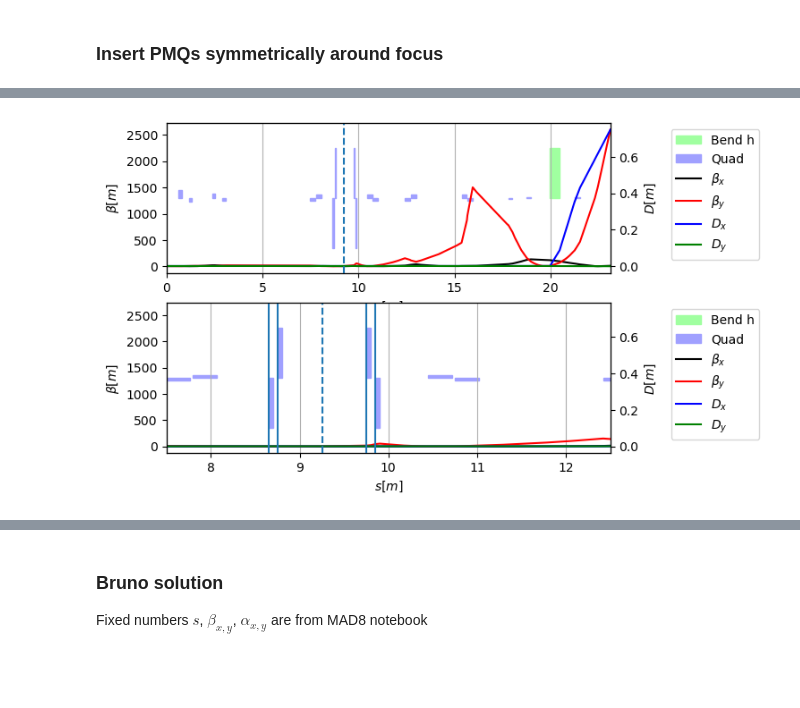
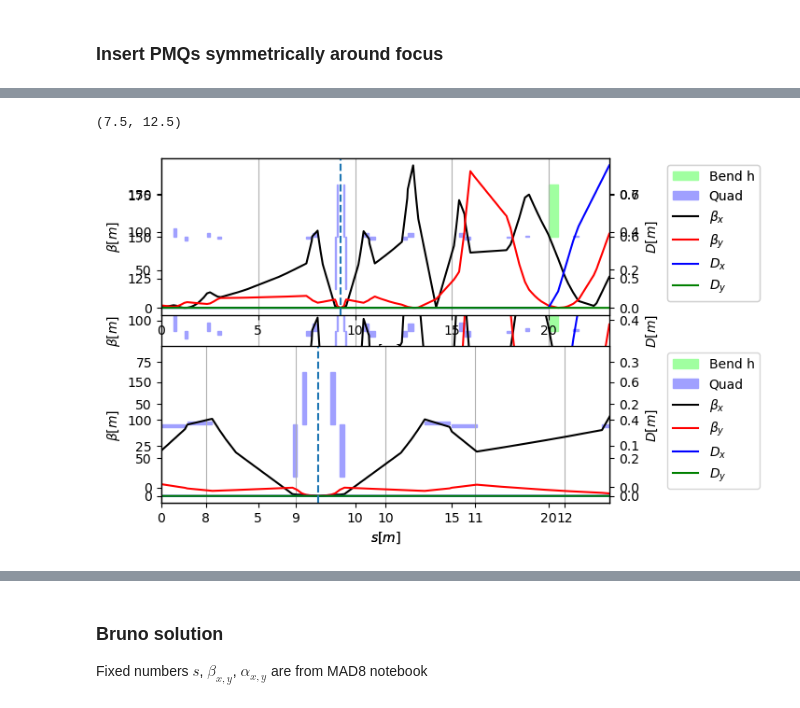
Before and after one commit to stewartboogert/pyclara, a Jupyter notebook: Notebooks/PMQ_XSuite.ipynb, the cells around one changed output, grey strips where cells are left out. Cells and saved outputs as stored; diff of their text form; code cells hidden in the pictures; blank space fills up the shorter version.

```diff
--- a/Notebooks/PMQ_XSuite.ipynb
+++ b/Notebooks/PMQ_XSuite.ipynb
@@ -373,6 +258,13 @@ t = xsuite_twiss['xtrack_twiss']
 t0 = xsuite_twiss['xtrack_twiss0']
 t0d = xsuite_twiss['dict_twiss0']
 p = xsuite_twiss['xtrack_particles']
+
+# s location of IP and screen
+ip_idx = (t['name'] == "CLA_FEC1_SIM_FOCUS_01")
+scr_idx = (t['name'] == "CLA_FED_DIA_SCR_02")
+
+ip_s = t['s'][ip_idx][0]
+scr_s = t['s'][scr_idx][0]
 
 hquadf = xtrack.Quadrupole(length=0.05,
                            k1=-119.400000)
@@ -393,7 +285,70 @@ l.insert_element(element=hquadf,
                  name="HQUADD2",
                  at_s=ip_s+0.5+0.05+0.05)
 
+# remove drift slices
+pyclara.Converters.xsuite_Remove_DriftSlices(l)
+
+fec1_length1 = l.get('FEBE_DRIFT_177..0.L') + l.get('FEBE_DRIFT_177..2..0.L') + \
+               l.get('FEBE_DRIFT_177..2..2.L') + 2 * 0.05 # add quad lengths
+
+fec1_length2 = l.get('FEBE_DRIFT_178..0.L') + l.get('FEBE_DRIFT_178..2..0.L') + \
+               l.get('FEBE_DRIFT_178..2..2.L') + 2 * 0.05 # add quad lengths
+
+#print(fec1_length1, fec1_length2)
+
+e['fec1_length'] = fec1_length
+e['fec1_pmq_doublet_offset'] = 0.45
+e['fec1_pmq_doublet_spacing'] = 0.08
+
+e['FEBE_DRIFT_177..0.L'] = 'fec1_length - 0.05 - fec1_pmq_doublet_spacing/2 - fec1_pmq_doublet_offset'
+e['FEBE_DRIFT_177..2..0.L'] = 'fec1_pmq_doublet_spacing'
+e['FEBE_DRIFT_177..2..2.L'] = 'fec1_pmq_doublet_offset - fec1_pmq_doublet_spacing/2 - 0.05'
+e['FEBE_DRIFT_178..0.L'] = 'fec1_pmq_doublet_offset - fec1_pmq_doublet_spacing/2 - 0.05'
+e['FEBE_DRIFT_178..2..0.L'] = 'fec1_pmq_doublet_spacing'
+e['FEBE_DRIFT_178..2..2.L'] = 'fec1_length - 0.05 - fec1_pmq_doublet_spacing/2 - fec1_pmq_doublet_offset'
+
+try :
+    opt = l.match(
+        start='CLA_FEA_SIM_DIP_04_END', end='CLA_FED_SIM_DUMP_01_START',
+        init=t0,
+        vary=xtrack.VaryList(['fec1_pmq_doublet_offset',
+                              'fec1_pmq_doublet_spacing',
+                              'CLA_FEH_MAG_QUAD_01.K1',
+                              'CLA_FEH_MAG_QUAD_02.K1',
+                              'CLA_FEA_MAG_QUAD_16.K1',
+                              'CLA_FEA_MAG_QUAD_15.K1'],
+                             step=0.0001, limits=[-100, 100]),
+        targets = [xtrack.TargetSet(betx=0.01, tol=5e-3, at='CLA_FEC1_SIM_FOCUS_01'),
+                   xtrack.TargetSet(bety=0.01, tol=5e-3, at='CLA_FEC1_SIM_FOCUS_01')],
+        n_steps_max=3500)
+    print(opt.log())
+except RuntimeError :
+    pass
+
 t_pmq = l.twiss(method="4d",init=t0)
+
+print('doublet offset : ', l['fec1_pmq_doublet_offset'])
+print('double spacing : ', l['fec1_pmq_doublet_spacing'])
+
+# s location of IP
+ip_idx = (t_pmq['name'] == "CLA_FEC1_SIM_FOCUS_01")
+scr_idx = (t_pmq['name'] == "CLA_FED_DIA_SCR_02")
+
+ip_s = t_pmq['s'][ip_idx][0]
+scr_s = t_pmq['s'][scr_idx][0]
+
+ip_betx = t_pmq['betx'][ip_idx][0]
+ip_bety = t_pmq['bety'][ip_idx][0]
+scr_betx = t_pmq['betx'][scr_idx][0]
+scr_bety = t_pmq['bety'][scr_idx][0]
+
+print("ip beta  : ", ip_betx, ip_bety)
+print("ip sigma : ", np.sqrt(epsilon*ip_betx)/1e-6, np.sqrt(epsilon*ip_bety)/1e-6)
+print("scr beta : ",scr_betx, scr_bety)
+print("scr sigma : ", np.sqrt(epsilon*scr_betx)/1e-6, np.sqrt(epsilon*scr_bety)/1e-6)
+
+t_pmq = l.twiss(method="4d",init=t0)
+t_pmq.plot()
 
 ax = plt.subplot(2,1,1)
 t_pmq.plot(ax=ax)
@@ -402,11 +357,5 @@ plt.axvline(ip_s,ls="--")
 ax = plt.subplot(2,1,2)
 t_pmq.plot(ax=ax)
 plt.axvline(ip_s,ls="--")
-plt.axvline(ip_s-0.5-0.05-0.05,ls="-")
-plt.axvline(ip_s-0.5,ls="-")
-
-plt.axvline(ip_s+0.5,ls="-")
-plt.axvline(ip_s+0.5+0.05+0.05,ls="-")
-
 plt.xlim(7.5,12.5)
 # %% [output]
@@ -414 +379,2 @@ plt.xlim(7.5,12.5)
+(7.5, 12.5)
-[figure, old version]
+[figure, new version]
```
Also changed, not shown: parts of 9 cells of this notebook.
